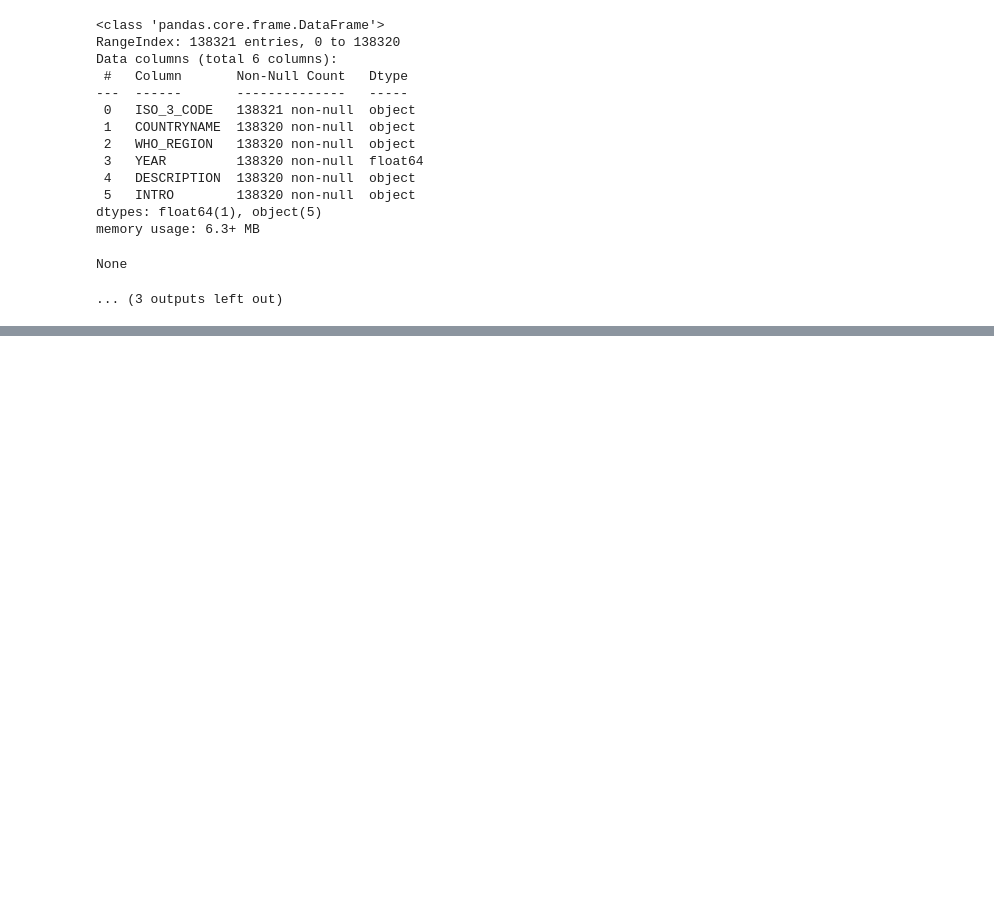
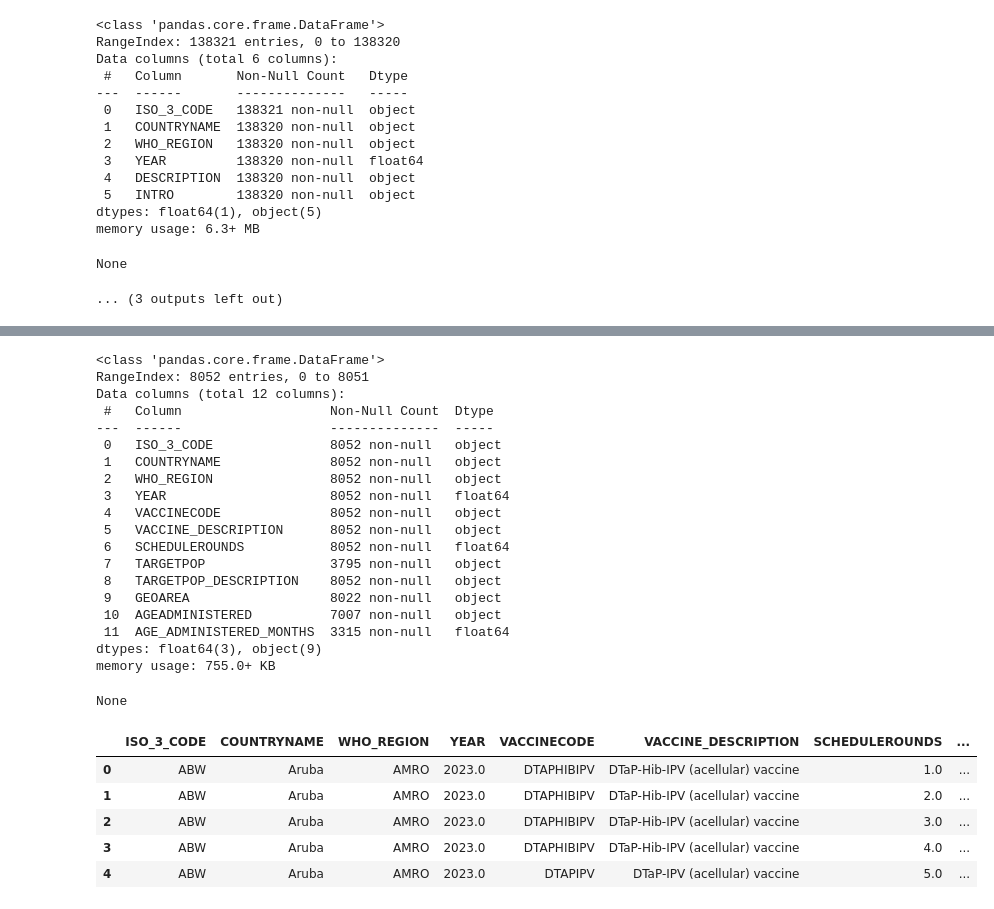
Before and after one commit to Shubhampandey1git/Vaccination-Project, a Jupyter notebook: test.ipynb, the cells around one changed output, grey strips where cells are left out. Cells and saved outputs as stored; diff of their text form; code cells hidden in the pictures; blank space fills up the shorter version.

```diff
--- a/test.ipynb
+++ b/test.ipynb
@@ -135,0 +442,3 @@ None
+# %%
+# Dropping SOURCECOMMENT cols as they are mostly empty
+vaccine_schedule_df = vaccine_schedule_df.drop(['SOURCECOMMENT'], axis=1)
@@ -135,0 +487,32 @@ None
+# %%
+# Reset index
+vaccine_schedule_df = vaccine_schedule_df.reset_index(drop=True)
+display(vaccine_schedule_df.info())
+display(vaccine_schedule_df.head())
+# %% [output]
+<class 'pandas.core.frame.DataFrame'>
+RangeIndex: 8052 entries, 0 to 8051
+Data columns (total 12 columns):
+ #   Column                   Non-Null Count  Dtype
+---  ------                   --------------  -----
+ 0   ISO_3_CODE               8052 non-null   object
+ 1   COUNTRYNAME              8052 non-null   object
+ 2   WHO_REGION               8052 non-null   object
+ 3   YEAR                     8052 non-null   float64
+ 4   VACCINECODE              8052 non-null   object
+ 5   VACCINE_DESCRIPTION      8052 non-null   object
+ 6   SCHEDULEROUNDS           8052 non-null   float64
+ 7   TARGETPOP                3795 non-null   object
+ 8   TARGETPOP_DESCRIPTION    8052 non-null   object
+ 9   GEOAREA                  8022 non-null   object
+ 10  AGEADMINISTERED          7007 non-null   object
+ 11  AGE_ADMINISTERED_MONTHS  3315 non-null   float64
+dtypes: float64(3), object(9)
+memory usage: 755.0+ KB
+None
+|  | ISO_3_CODE | COUNTRYNAME | WHO_REGION | YEAR | VACCINECODE | VACCINE_DESCRIPTION | SCHEDULEROUNDS | ... |
+| 0 | ABW | Aruba | AMRO | 2023.0 | DTAPHIBIPV | DTaP-Hib-IPV (acellular) vaccine | 1.0 | ... |
+| 1 | ABW | Aruba | AMRO | 2023.0 | DTAPHIBIPV | DTaP-Hib-IPV (acellular) vaccine | 2.0 | ... |
+| 2 | ABW | Aruba | AMRO | 2023.0 | DTAPHIBIPV | DTaP-Hib-IPV (acellular) vaccine | 3.0 | ... |
+| 3 | ABW | Aruba | AMRO | 2023.0 | DTAPHIBIPV | DTaP-Hib-IPV (acellular) vaccine | 4.0 | ... |
+| 4 | ABW | Aruba | AMRO | 2023.0 | DTAPIPV | DTaP-IPV (acellular) vaccine | 5.0 | ... |
```
Also changed, not shown: parts of 28 cells of this notebook.
